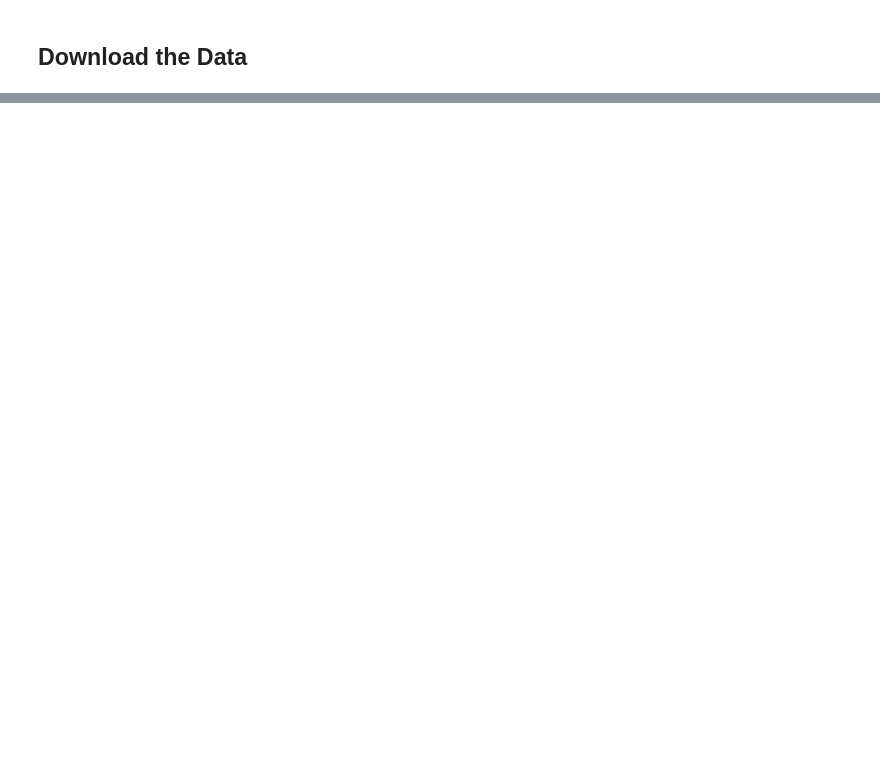
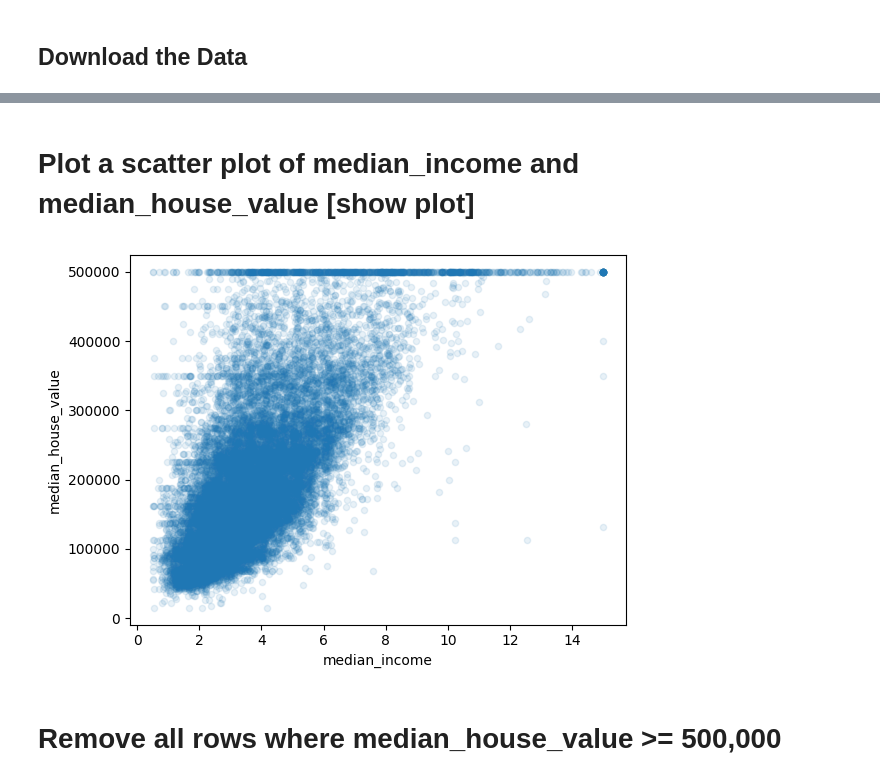
Before and after one commit to Frixon21/CPSC-483-Introduction-to-Machine-Learning, a Jupyter notebook: 02_end_to_end_machine_learning_project.ipynb, the cells around one changed output, grey strips where cells are left out. Drawn from its saved outputs; the diff is of its cells as text; code cells hidden in the pictures; blank space fills up the shorter version.

```diff
--- a/02_end_to_end_machine_learning_project.ipynb
+++ b/02_end_to_end_machine_learning_project.ipynb
@@ -311,28 +6,0 @@ The next cell generates the first figure in the chapter (this code is not in the
-# %%
-# extra code – this cell generates the first figure in the chapter
-
-# Download the California image
-filename = "california.png"
-if not (IMAGES_PATH / filename).is_file():
-    homl3_root = "https://github.com/ageron/handson-ml3/raw/main/"
-    url = homl3_root + "images/end_to_end_project/" + filename
-    print("Downloading", filename)
-    urllib.request.urlretrieve(url, IMAGES_PATH / filename)
-
-housing_renamed = housing.rename(columns={
-    "latitude": "Latitude", "longitude": "Longitude",
-    "population": "Population",
-    "median_house_value": "Median house value (ᴜsᴅ)"})
-housing_renamed.plot(
-             kind="scatter", x="Longitude", y="Latitude",
-             s=housing_renamed["Population"] / 100, label="Population",
-             c="Median house value (ᴜsᴅ)", cmap="jet", colorbar=True,
-             legend=True, sharex=False, figsize=(10, 7))
-
-california_img = plt.imread(IMAGES_PATH / filename)
-axis = -124.55, -113.95, 32.45, 42.05
-plt.axis(axis)
-plt.imshow(california_img, extent=axis)
-
-save_fig("california_housing_prices_plot")
-plt.show()
@@ -2013,0 +45,11 @@ Congratulations! You already know quite a lot about Machine Learning. :)
+# %% [markdown]
+# Plot a scatter plot of median_income and median_house_value [show plot]
+# %%
+import matplotlib.pyplot as plt
+
+housing.plot(kind="scatter", x="median_income", y="median_house_value",alpha=0.1)
+plt.show()
+# %% [output]
+[figure, added]
+# %% [markdown]
+# Remove all rows where median_house_value >= 500,000
```
Also changed, not shown: parts of 288 cells of this notebook.
